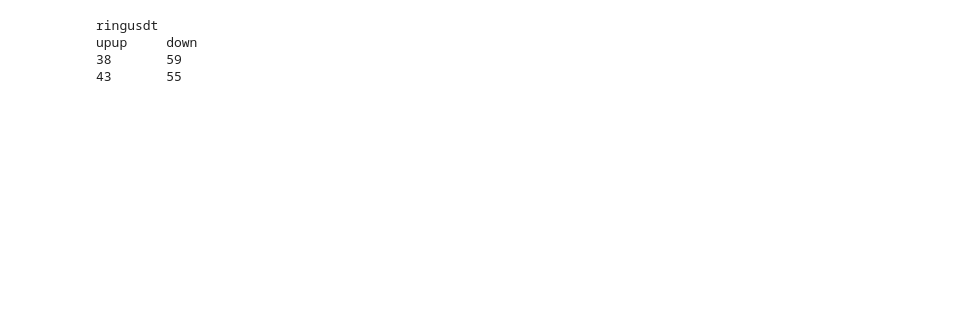
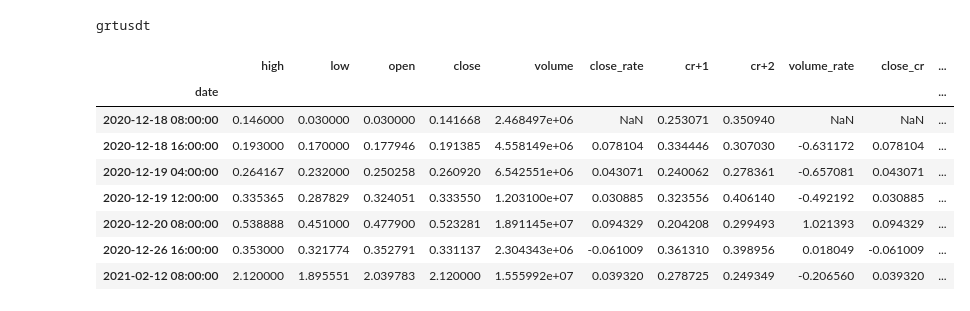
Before and after one commit to meteorjim/coinProj, a Jupyter notebook: research.ipynb, the cells around one changed output. Saved outputs shown, nothing was run; the diff lists cells and outputs as text; code cells hidden in the pictures; blank space fills up the shorter version.

```diff
--- a/research.ipynb
+++ b/research.ipynb
@@ -15,19 +14,26 @@ from matplotlib import pyplot as plt
-# %%
-symbol_list = get_symbol_list()
-sb = symbol_list[random.randint(0, len(symbol_list))]
-print(sb)
-a=get_price(sb, "1day", 2000)
-a=get_rate(a,"close")
-# a=get_rate(a,"volume")
-a["r+1"] = a["close_rate"].shift(-1)
-a["r+2"] = a["close_rate"].shift(-2)
-a=custom_data_analyze_func(a)
-b=a.loc[(a["vol_mean5_cr"] < 3) & (a["close_rate"] > 0)]
-print("upup", "\t", "down")
-print(len(b[b["r+2"]>0]), "\t", len(b[b["r+2"]<0]))
-print(len(b[b["r+1"]>0]), "\t", len(b[b["r+1"]<0]))
-# %% [output]
-ringusdt
-upup     down
-38       59
-43       55
+# %%
+symbol_list = get_symbol_list()
+sb = symbol_list[random.randint(0, len(symbol_list))]
+print(sb)
+# a=get_price("canusdt", "1min", 2000)
+a=get_price(sb, "4hour", 2000)
+a=get_rate(a, "close")
+a["cr+1"] = (a["close"].shift(-1) - a["close"]) / a["close"]
+a["cr+2"] = (a["close"].shift(-2) - a["close"]) / a["close"]
+a=get_rate(a, "volume")
+a=custom_data_analyze_func(a, rolling_days=3)
+a=get_mean_line(a)
+b=a.loc[a["cr+1"]>0.2]
+display(a.loc[a["cr+1"]>0.2])
+# draw_candle(a)
+# %% [output]
+grtusdt
+|  | high | low | open | close | volume | close_rate | cr+1 | cr+2 | volume_rate | close_cr | ... |
+| date |  |  |  |  |  |  |  |  |  |  | ... |
+| 2020-12-18 08:00:00 | 0.146000 | 0.030000 | 0.030000 | 0.141668 | 2.468497e+06 | NaN | 0.253071 | 0.350940 | NaN | NaN | ... |
+| 2020-12-18 16:00:00 | 0.193000 | 0.170000 | 0.177946 | 0.191385 | 4.558149e+06 | 0.078104 | 0.334446 | 0.307030 | -0.631172 | 0.078104 | ... |
+| 2020-12-19 04:00:00 | 0.264167 | 0.232000 | 0.250258 | 0.260920 | 6.542551e+06 | 0.043071 | 0.240062 | 0.278361 | -0.657081 | 0.043071 | ... |
+| 2020-12-19 12:00:00 | 0.335365 | 0.287829 | 0.324051 | 0.333550 | 1.203100e+07 | 0.030885 | 0.323556 | 0.406140 | -0.492192 | 0.030885 | ... |
+| 2020-12-20 08:00:00 | 0.538888 | 0.451000 | 0.477900 | 0.523281 | 1.891145e+07 | 0.094329 | 0.204208 | 0.299493 | 1.021393 | 0.094329 | ... |
+| 2020-12-26 16:00:00 | 0.353000 | 0.321774 | 0.352791 | 0.331137 | 2.304343e+06 | -0.061009 | 0.361310 | 0.398956 | 0.018049 | -0.061009 | ... |
+| 2021-02-12 08:00:00 | 2.120000 | 1.895551 | 2.039783 | 2.120000 | 1.555992e+07 | 0.039320 | 0.278725 | 0.249349 | -0.206560 | 0.039320 | ... |
```
Also changed, not shown: parts of 2 cells of this notebook, 1 other file.
